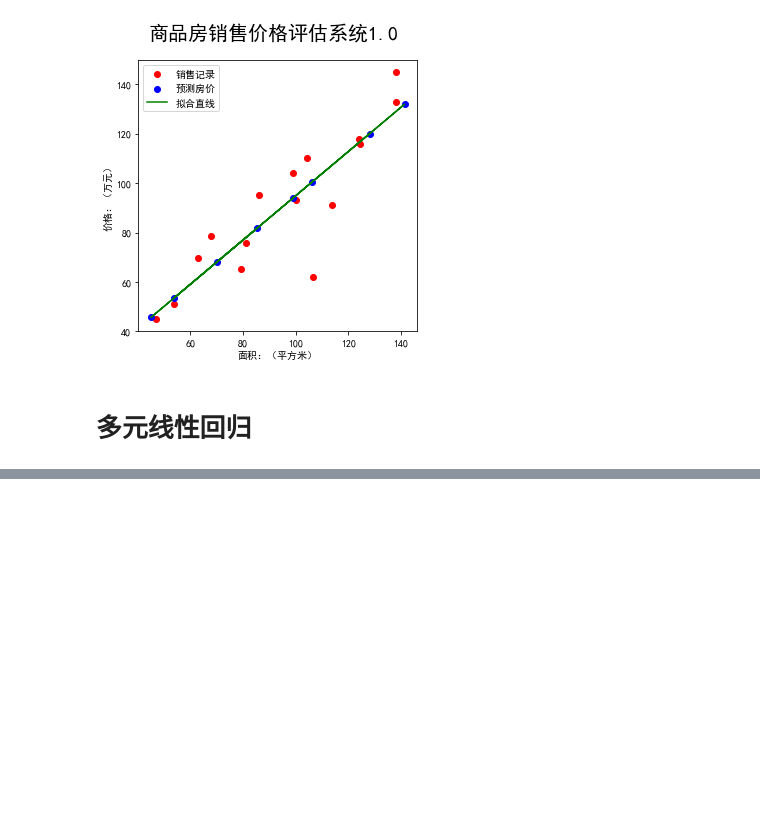
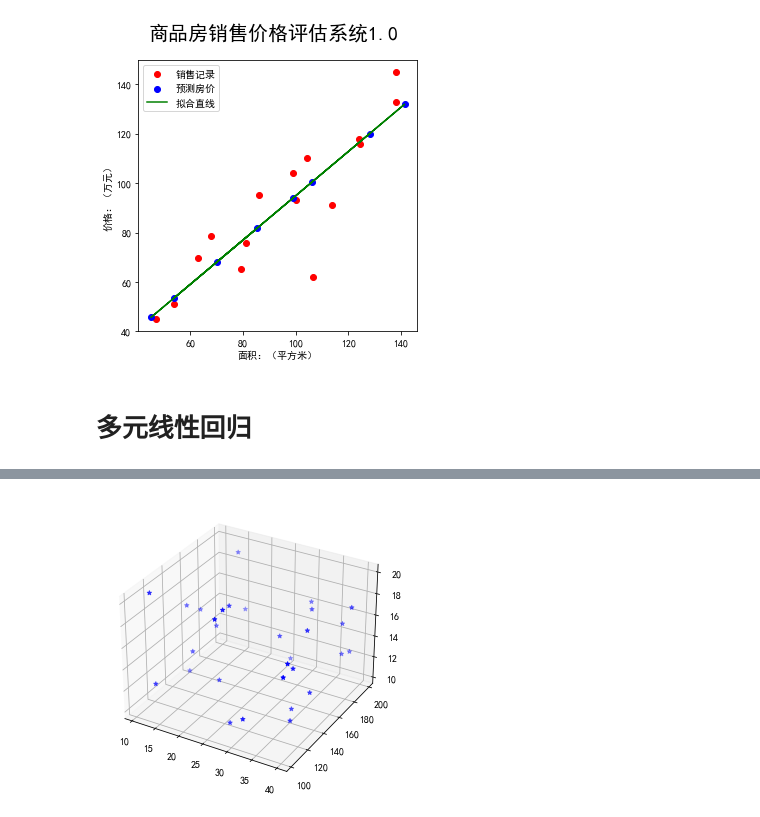
Before and after one commit to weiyunfei123/JupyerNotebook, a Jupyter notebook: 解析法线性回归.ipynb, the cells around one changed output, grey strips where cells are left out. Cells and saved outputs as stored; diff of their text form; code cells hidden in the pictures; blank space fills up the shorter version.

```diff
--- a/解析法线性回归.ipynb
+++ b/解析法线性回归.ipynb
@@ -67,0 +161,13 @@ y=tf.constant([145.00,110.00,93.00,116.00,65.32,104.00,118.00,91.00,62.00,133.00
+# %%
+#随机点
+x=np.random.uniform(10,40,30)
+y=np.random.uniform(100,200,30)
+z=np.random.uniform(10,20,30)
+
+fig=plt.figure()
+ax3d=Axes3D(fig)
+
+ax3d.scatter(x,y,z,color="b",marker="*")
+plt.show()
+# %% [output]
+[figure, added]
```
Also changed, not shown: parts of 26 cells of this notebook.
